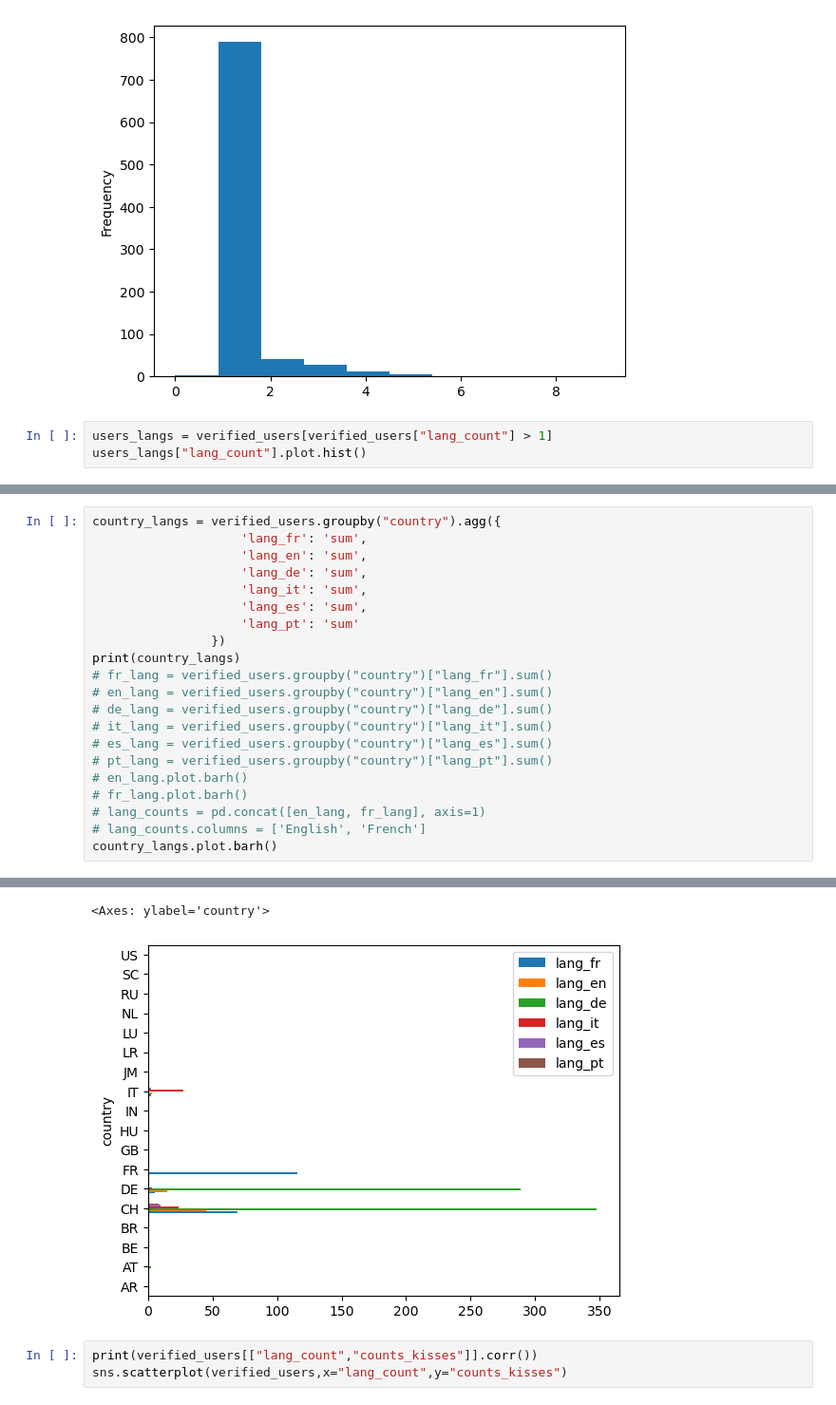
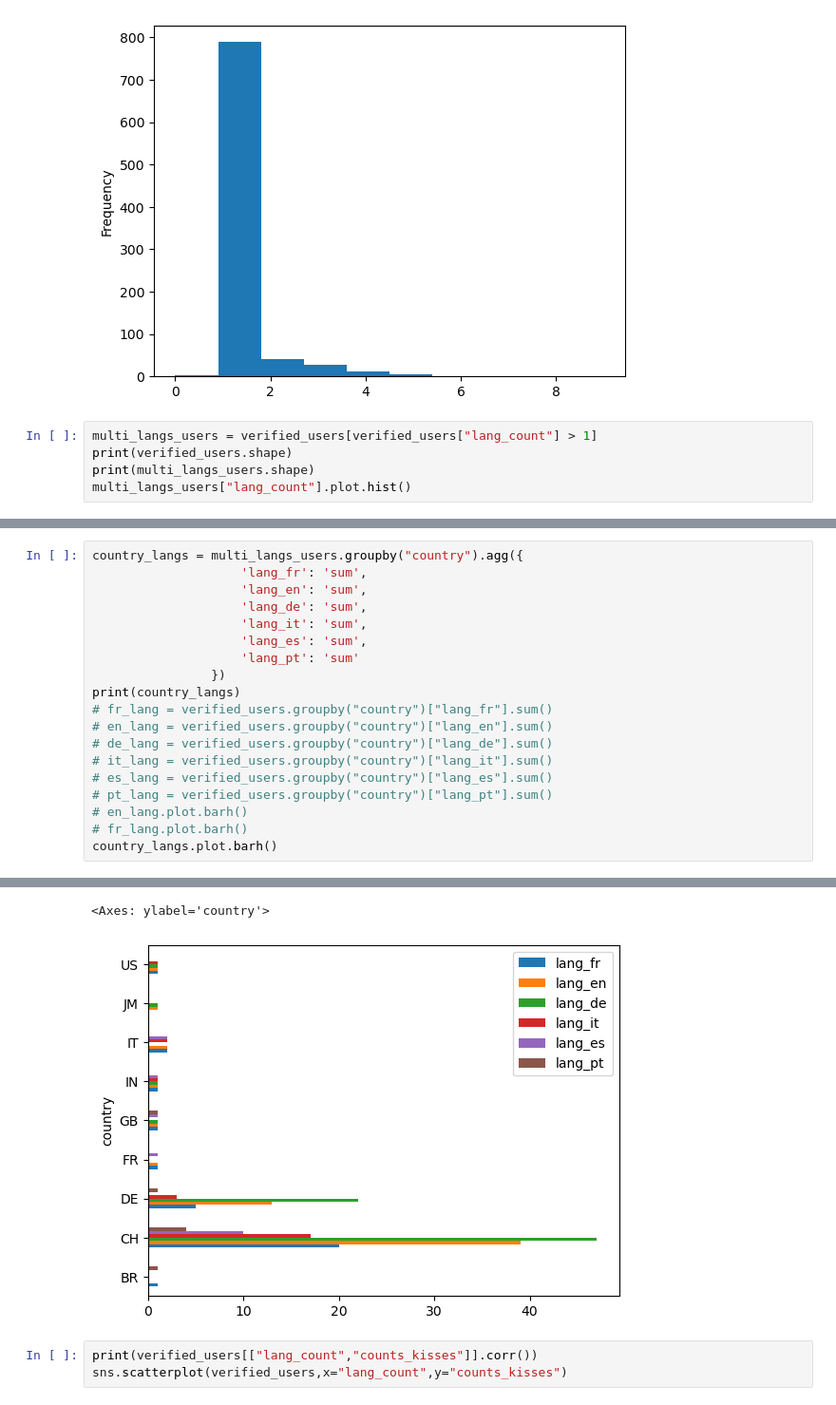
Before and after one commit to kai2233/cohort-a-socio, a Jupyter notebook: notebooks/kaifeng.ipynb, the cells around one changed output, grey strips where cells are left out. Shown at 95% size. Cells and saved outputs as stored; diff of their text form.

```diff
--- a/notebooks/kaifeng.ipynb
+++ b/notebooks/kaifeng.ipynb
@@ -55,6 +55,8 @@ verified_users["lang_count"].plot.hist()
 <Axes: ylabel='Frequency'>
 [figure]
 # %%
-users_langs = verified_users[verified_users["lang_count"] > 1]
-users_langs["lang_count"].plot.hist()
+multi_langs_users = verified_users[verified_users["lang_count"] > 1]
+print(verified_users.shape)
+print(multi_langs_users.shape)
+multi_langs_users["lang_count"].plot.hist()
 # %% [output]
@@ -62,6 +66,6 @@ users_langs["lang_count"].plot.hist()
 [figure]
 # %%
-country_langs = verified_users.groupby("country").agg({
+country_langs = multi_langs_users.groupby("country").agg({
                     'lang_fr': 'sum',
                     'lang_en': 'sum',
                     'lang_de': 'sum',
@@ -78,8 +82,6 @@ print(country_langs)
 # pt_lang = verified_users.groupby("country")["lang_pt"].sum()
 # en_lang.plot.barh()
 # fr_lang.plot.barh()
-# lang_counts = pd.concat([en_lang, fr_lang], axis=1)
-# lang_counts.columns = ['English', 'French']
 country_langs.plot.barh()
 # %% [output]
          lang_fr  lang_en  lang_de  lang_it  lang_es  lang_pt
@@ -104,6 +97,6 @@ SC             0        0        1        0        0        0
 US             1        1        1        1        0        0
 <Axes: ylabel='country'>
-[figure, old version]
+[figure, new version]
 # %%
 print(verified_users[["lang_count","counts_kisses"]].corr())
 sns.scatterplot(verified_users,x="lang_count",y="counts_kisses")
```
Also changed, not shown: parts of 6 cells of this notebook.
